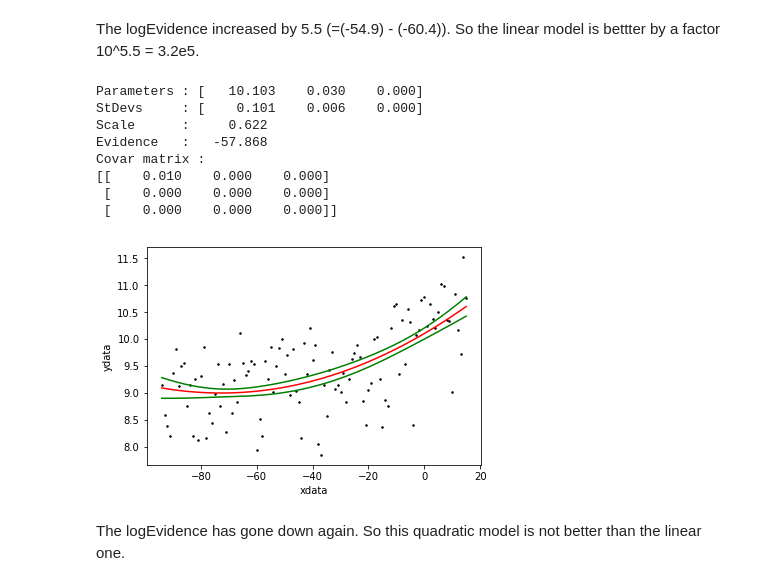
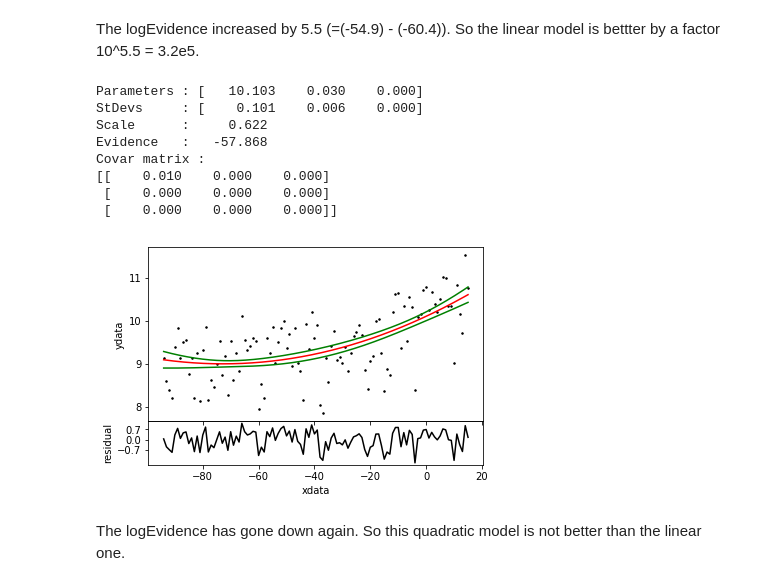
Before and after one commit to dokester/BayesicFitting, a Jupyter notebook: BayesicFitting/examples/temperature.ipynb, the cells around one changed output. Cells and saved outputs as stored; diff of their text form; code cells hidden in the pictures.

```diff
--- a/BayesicFitting/examples/temperature.ipynb
+++ b/BayesicFitting/examples/temperature.ipynb
@@ -51,7 +51,7 @@ print( "StDevs     :", fmt( fitter.stdevs, max=None ) )
 print( "Scale      :", fmt( fitter.scale ) )
 print( "Evidence   :", fmt( fitter.getEvidence( limits=[-10,10], noiseLimits=[0.01,10] ) ) )
 
-plotFit( year, temp, mdl, fitter=fitter )
+plotFit( year, temp, model=mdl, fitter=fitter, residuals=True )
 # %% [output]
 Parameters :     9.440
 StDevs     :     0.075
@@ -71,7 +71,7 @@ print( "StDevs     :", fmt( fitter.stdevs, max=None ) )
 print( "Scale      :", fmt( fitter.scale ) )
 print( "Evidence   :", fmt( fitter.getEvidence( limits=[-10,10], noiseLimits=[0.01,10] ) ) )
 
-plotFit( year, temp, mdl, fitter=fitter )
+plotFit( year, temp, model=mdl, fitter=fitter, residuals=True )
 # %% [output]
 Parameters : [    9.988    0.014]
 StDevs     : [    0.099    0.002]
@@ -83,26 +83,26 @@ The logEvidence increased by 5.5 (=(-54.9) - (-60.4)). So the linear model is be
 # %%
 mdl = PolynomialModel( 2 )
 
 fitter = Fitter( year, mdl )
 param = fitter.fit( temp )
 
 print( "Parameters :", fmt( param, max=None ) )
 print( "StDevs     :", fmt( fitter.stdevs, max=None ) )
 print( "Scale      :", fmt( fitter.scale ) )
 print( "Evidence   :", fmt( fitter.getEvidence( limits=[-10,10], noiseLimits=[0.01,10] ) ) )
 print( "Covar matrix :" )
 print( fmt( fitter.covariance))
 
-plotFit( year, temp, mdl, fitter=fitter )
+plotFit( year, temp, model=mdl, fitter=fitter, residuals=True )
 # %% [output]
 Parameters : [   10.103    0.030    0.000]
 StDevs     : [    0.101    0.006    0.000]
 Scale      :     0.622
 Evidence   :   -57.868
 Covar matrix :
 [[    0.010    0.000    0.000]
  [    0.000    0.000    0.000]
  [    0.000    0.000    0.000]]
-[figure, old version]
+[figure, new version]
 # %% [markdown]
 The logEvidence has gone down again. So this quadratic model is not better than the linear one.
```
Also changed, not shown: parts of 3 cells of this notebook, 26 other files.
